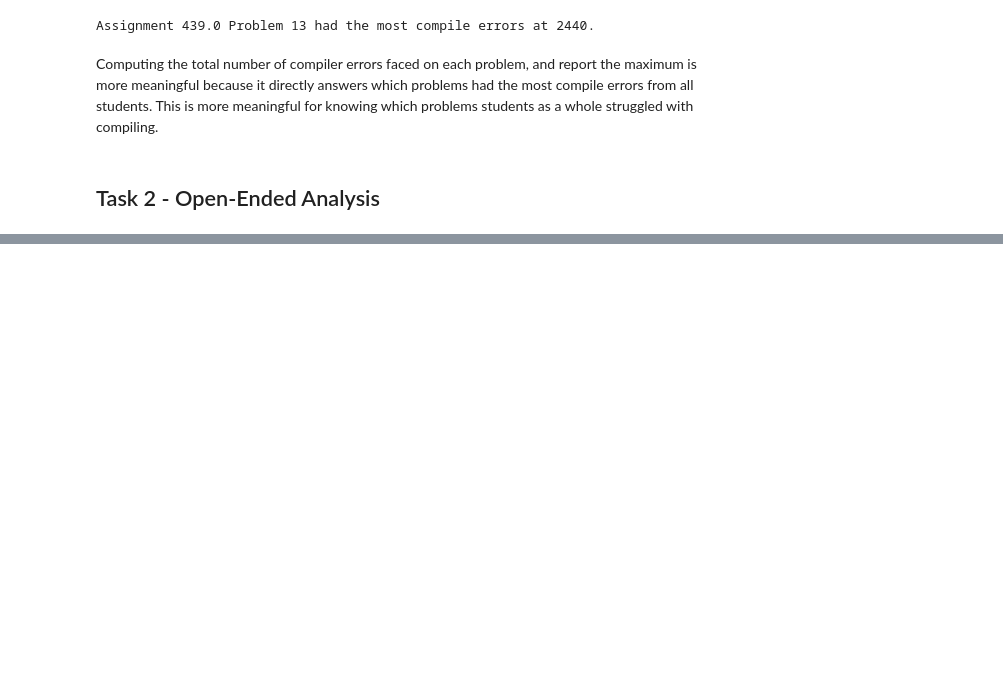
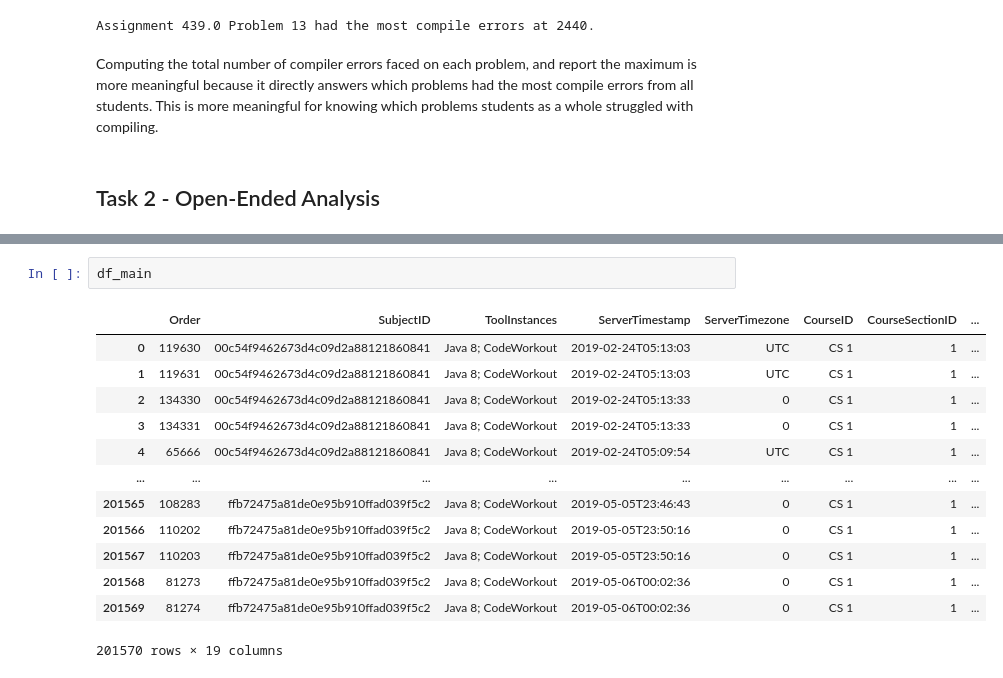
Before and after one commit to nam0mi/313-Data-Mining, a Jupyter notebook: mining.ipynb, the cells around one changed output, grey strips where cells are left out. Saved outputs shown, nothing was run; the diff lists cells and outputs as text; blank space fills up the shorter version.

```diff
--- a/mining.ipynb
+++ b/mining.ipynb
@@ -73,0 +93,16 @@ Computing the total number of compiler errors faced on each problem, and report
+# %%
+df_main
+# %% [output]
+|  | Order | SubjectID | ToolInstances | ServerTimestamp | ServerTimezone | CourseID | CourseSectionID | ... |
+| 0 | 119630 | 00c54f9462673d4c09d2a88121860841 | Java 8; CodeWorkout | 2019-02-24T05:13:03 | UTC | CS 1 | 1 | ... |
+| 1 | 119631 | 00c54f9462673d4c09d2a88121860841 | Java 8; CodeWorkout | 2019-02-24T05:13:03 | UTC | CS 1 | 1 | ... |
+| 2 | 134330 | 00c54f9462673d4c09d2a88121860841 | Java 8; CodeWorkout | 2019-02-24T05:13:33 | 0 | CS 1 | 1 | ... |
+| 3 | 134331 | 00c54f9462673d4c09d2a88121860841 | Java 8; CodeWorkout | 2019-02-24T05:13:33 | 0 | CS 1 | 1 | ... |
+| 4 | 65666 | 00c54f9462673d4c09d2a88121860841 | Java 8; CodeWorkout | 2019-02-24T05:09:54 | UTC | CS 1 | 1 | ... |
+| ... | ... | ... | ... | ... | ... | ... | ... | ... |
+| 201565 | 108283 | ffb72475a81de0e95b910ffad039f5c2 | Java 8; CodeWorkout | 2019-05-05T23:46:43 | 0 | CS 1 | 1 | ... |
+| 201566 | 110202 | ffb72475a81de0e95b910ffad039f5c2 | Java 8; CodeWorkout | 2019-05-05T23:50:16 | 0 | CS 1 | 1 | ... |
+| 201567 | 110203 | ffb72475a81de0e95b910ffad039f5c2 | Java 8; CodeWorkout | 2019-05-05T23:50:16 | 0 | CS 1 | 1 | ... |
+| 201568 | 81273 | ffb72475a81de0e95b910ffad039f5c2 | Java 8; CodeWorkout | 2019-05-06T00:02:36 | 0 | CS 1 | 1 | ... |
+| 201569 | 81274 | ffb72475a81de0e95b910ffad039f5c2 | Java 8; CodeWorkout | 2019-05-06T00:02:36 | 0 | CS 1 | 1 | ... |
+201570 rows × 19 columns
```
Also changed, not shown: parts of 14 cells of this notebook.
